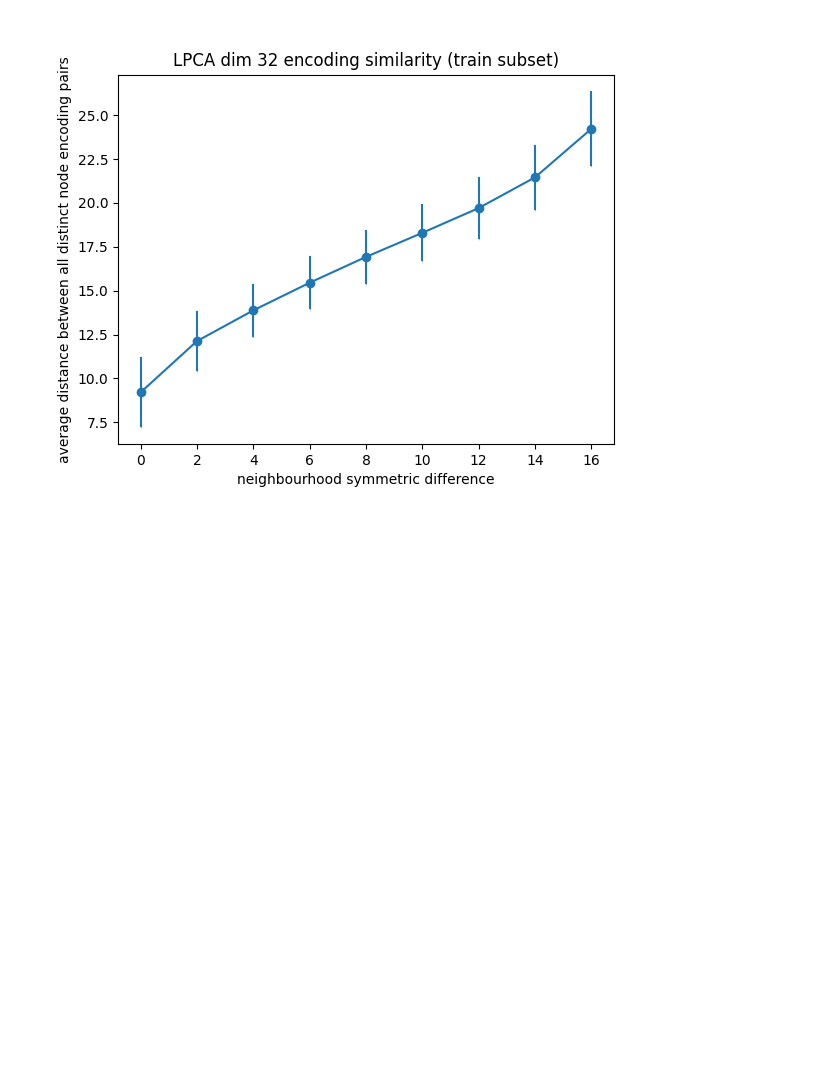
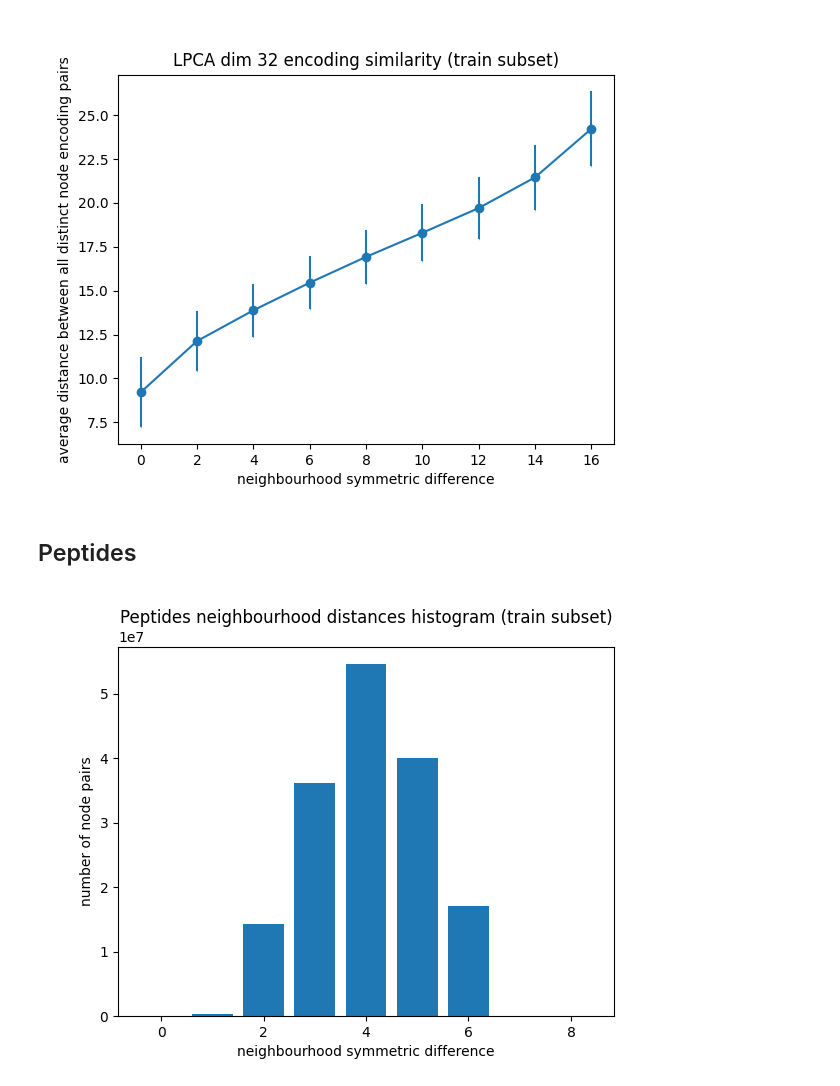
Before and after one commit to teriolx/binary-matrix-factorization, a Jupyter notebook: encoding_similarity.ipynb, the cells around one changed output. Saved outputs shown, nothing was run; the diff lists cells and outputs as text; code cells hidden in the pictures; blank space fills up the shorter version.

Commit message:
add peptides encoding analysis

```diff
--- a/encoding_similarity.ipynb
+++ b/encoding_similarity.ipynb
@@ -57,3 +57,10 @@ with Image.open(DIR_PATH + "cifar_sim.png") as i:
 	display(i)
 # %% [output]
 [figure]
+# %% [markdown]
+## Peptides
+# %%
+with Image.open(DIR_PATH + "peptides_hist.png") as i:
+	display(i)
+# %% [output]
+[figure, added]
```
Also changed, not shown: parts of 4 cells of this notebook, 3 other files.
